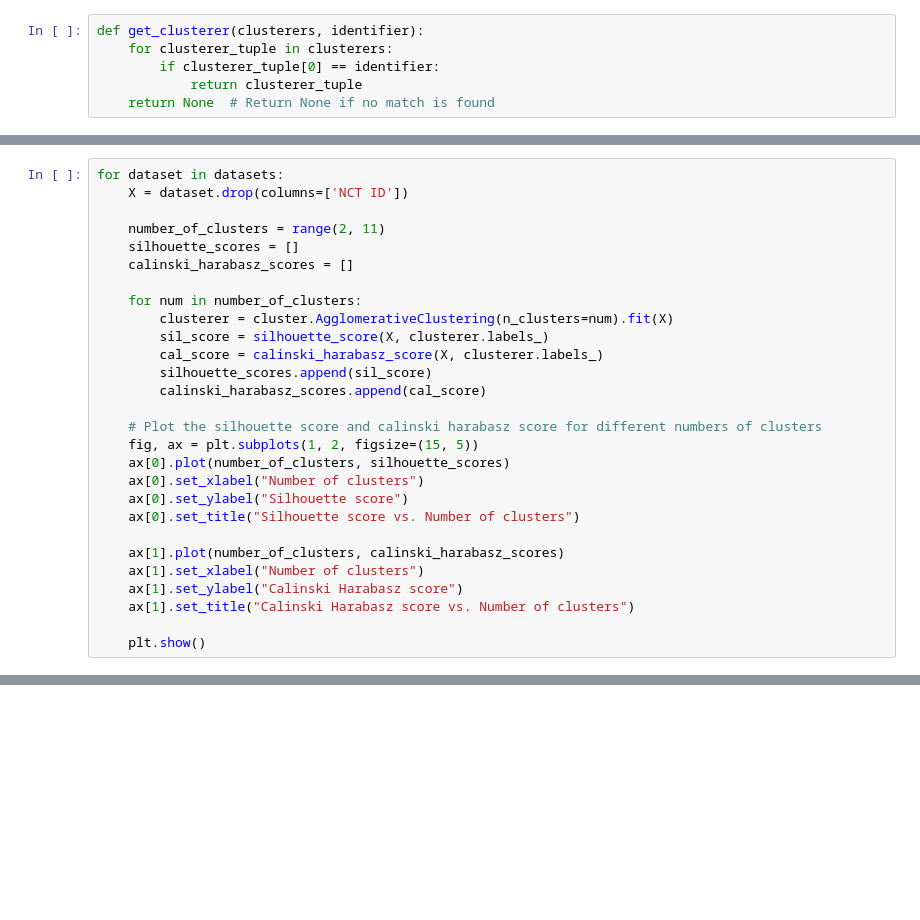
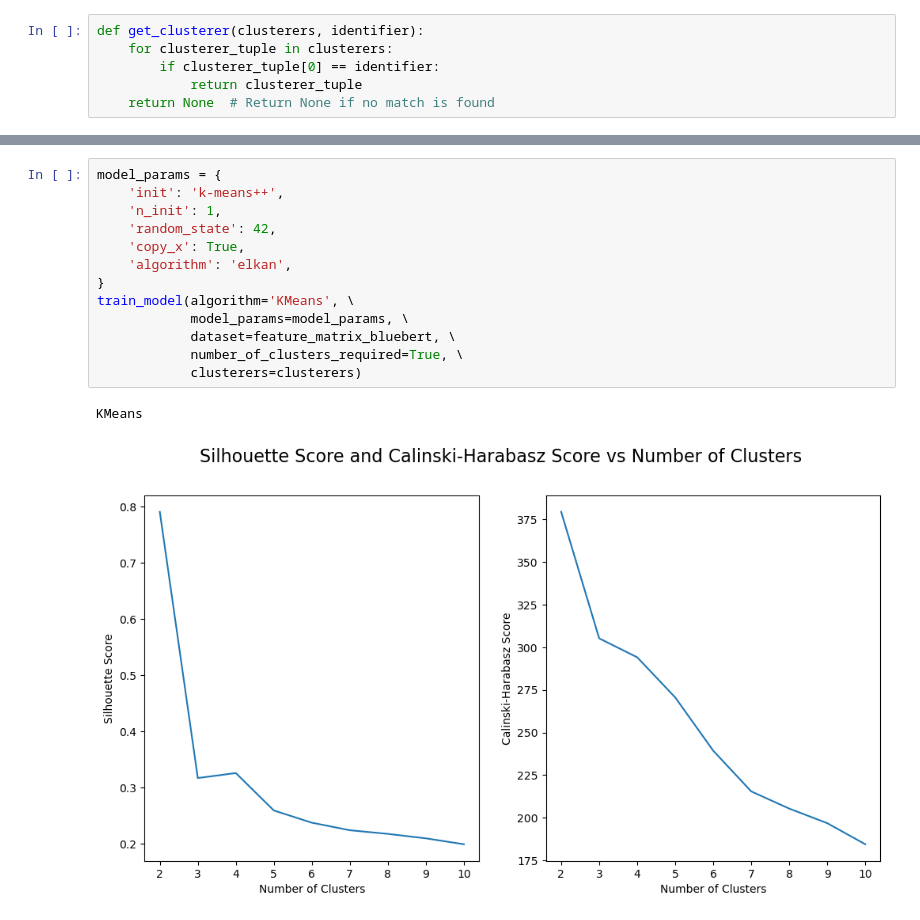
Before and after one commit to Bhanuteja917/ClusteringClinicalTrails, a Jupyter notebook: clustering.ipynb, the cells around one changed output, grey strips where cells are left out. Drawn from its saved outputs; the diff is of its cells as text; blank space fills up the shorter version.

Commit message:
Updated train model

```diff
--- a/clustering.ipynb
+++ b/clustering.ipynb
@@ -530,28 +425,0 @@ for dataset in datasets:
-# %%
-for dataset in datasets:
-    X = dataset.drop(columns=['NCT ID'])
-
-    number_of_clusters = range(2, 11)
-    silhouette_scores = []
-    calinski_harabasz_scores = []
-
-    for num in number_of_clusters:
-        clusterer = cluster.AgglomerativeClustering(n_clusters=num).fit(X)
-        sil_score = silhouette_score(X, clusterer.labels_)
-        cal_score = calinski_harabasz_score(X, clusterer.labels_)
-        silhouette_scores.append(sil_score)
-        calinski_harabasz_scores.append(cal_score)
-
-    # Plot the silhouette score and calinski harabasz score for different numbers of clusters
-    fig, ax = plt.subplots(1, 2, figsize=(15, 5))
-    ax[0].plot(number_of_clusters, silhouette_scores)
-    ax[0].set_xlabel("Number of clusters")
-    ax[0].set_ylabel("Silhouette score")
-    ax[0].set_title("Silhouette score vs. Number of clusters")
-
-    ax[1].plot(number_of_clusters, calinski_harabasz_scores)
-    ax[1].set_xlabel("Number of clusters")
-    ax[1].set_ylabel("Calinski Harabasz score")
-    ax[1].set_title("Calinski Harabasz score vs. Number of clusters")
-
-    plt.show()
@@ -557,0 +473,16 @@ for dataset in datasets:
+# %%
+model_params = {
+    'init': 'k-means++',
+    'n_init': 1,
+    'random_state': 42,
+    'copy_x': True,
+    'algorithm': 'elkan',
+}
+train_model(algorithm='KMeans', \
+            model_params=model_params, \
+            dataset=feature_matrix_bluebert, \
+            number_of_clusters_required=True, \
+            clusterers=clusterers)
+# %% [output]
+KMeans
+[figure, added]
```
Also changed, not shown: parts of 21 cells of this notebook.
